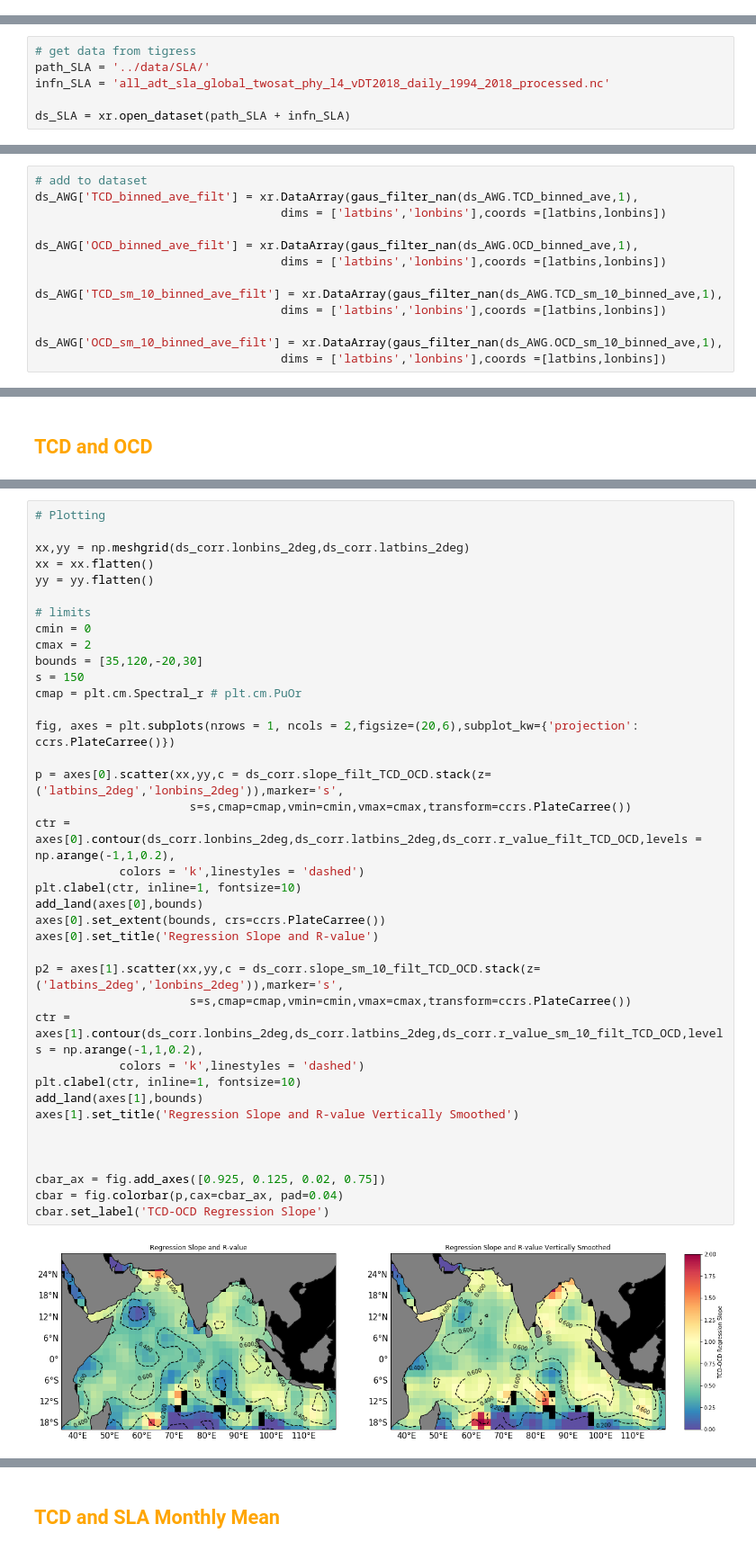
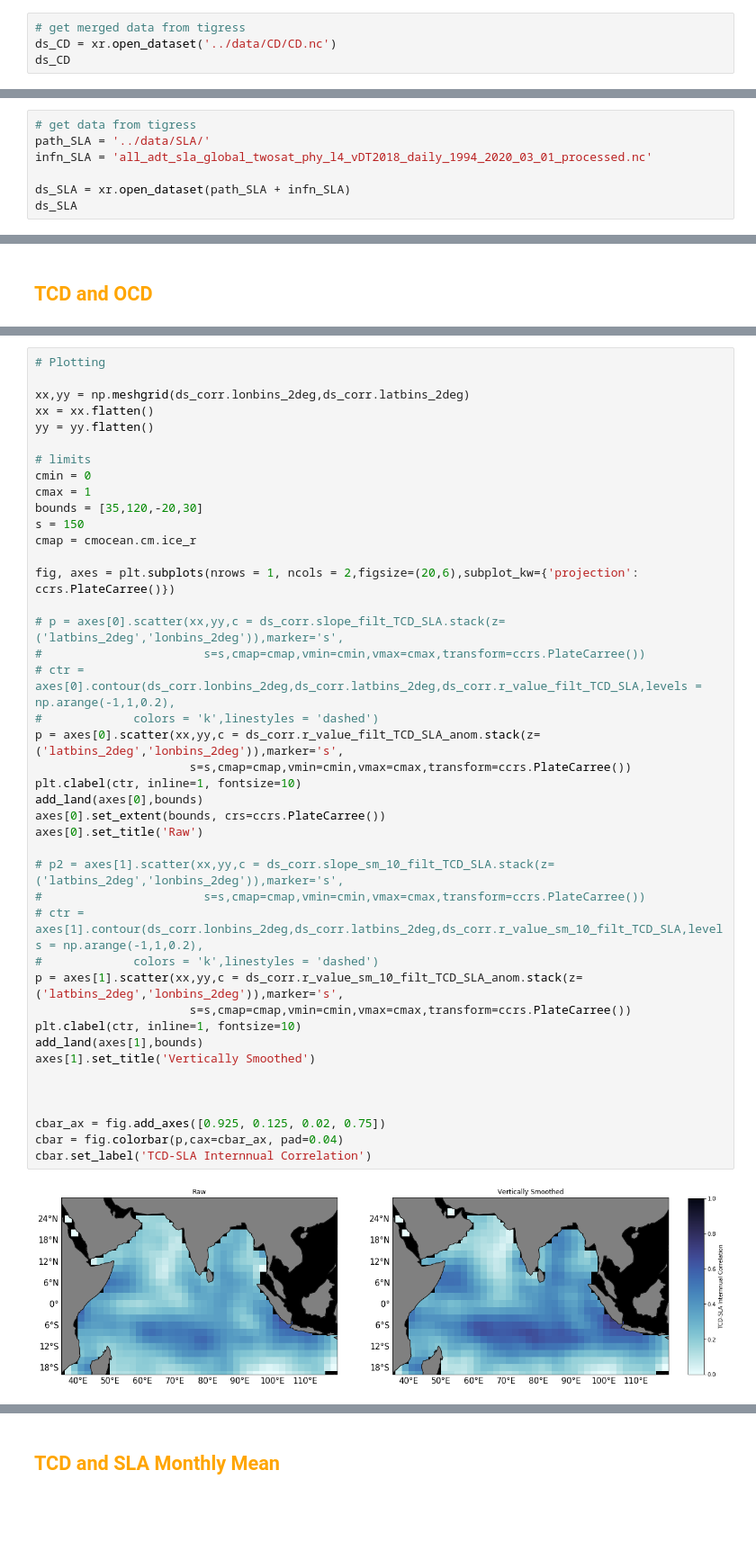
Before and after one commit to jlpearso/Modulation_of_Coastal_Hypoxia_by_the_IOD, a Jupyter notebook: code/correlations-TCD-OCD-SLA.ipynb, the cells around one changed output, grey strips where cells are left out. Shown at 90% size. Drawn from its saved outputs; the diff is of its cells as text; blank space fills up the shorter version.

```diff
--- a/code/correlations-TCD-OCD-SLA.ipynb
+++ b/code/correlations-TCD-OCD-SLA.ipynb
@@ -398,0 +324,4 @@ ds_AWG = xr.open_dataset(path_AWG + infn_AWG)
+# %%
+# get merged data from tigress
+ds_CD = xr.open_dataset('../data/CD/CD.nc')
+ds_CD
@@ -401,6 +348,7 @@ ds_AWG = xr.open_dataset(path_AWG + infn_AWG)
 # %%
 # get data from tigress
 path_SLA = '../data/SLA/'
-infn_SLA = 'all_adt_sla_global_twosat_phy_l4_vDT2018_daily_1994_2018_processed.nc'
+infn_SLA = 'all_adt_sla_global_twosat_phy_l4_vDT2018_daily_1994_2020_03_01_processed.nc'
 
 ds_SLA = xr.open_dataset(path_SLA + infn_SLA)
+ds_SLA
@@ -716,13 +372,0 @@ cbar.set_label('Pressure ($dbar$)')
-# %%
-# add to dataset
-ds_AWG['TCD_binned_ave_filt'] = xr.DataArray(gaus_filter_nan(ds_AWG.TCD_binned_ave,1),
-                                   dims = ['latbins','lonbins'],coords =[latbins,lonbins])
-
-ds_AWG['OCD_binned_ave_filt'] = xr.DataArray(gaus_filter_nan(ds_AWG.OCD_binned_ave,1),
-                                   dims = ['latbins','lonbins'],coords =[latbins,lonbins])
-
-ds_AWG['TCD_sm_10_binned_ave_filt'] = xr.DataArray(gaus_filter_nan(ds_AWG.TCD_sm_10_binned_ave,1),
-                                   dims = ['latbins','lonbins'],coords =[latbins,lonbins])
-
-ds_AWG['OCD_sm_10_binned_ave_filt'] = xr.DataArray(gaus_filter_nan(ds_AWG.OCD_sm_10_binned_ave,1),
-                                   dims = ['latbins','lonbins'],coords =[latbins,lonbins])
@@ -839,40 +768,44 @@ WARNING: nan_treatment='interpolate', however, NaN values detected post convolut
 # %%
 # Plotting
 
 xx,yy = np.meshgrid(ds_corr.lonbins_2deg,ds_corr.latbins_2deg)
 xx = xx.flatten()
 yy = yy.flatten()
 
 # limits
 cmin = 0
-cmax = 2
+cmax = 1
 bounds = [35,120,-20,30]
 s = 150
-cmap = plt.cm.Spectral_r # plt.cm.PuOr
+cmap = cmocean.cm.ice_r
 
 fig, axes = plt.subplots(nrows = 1, ncols = 2,figsize=(20,6),subplot_kw={'projection': ccrs.PlateCarree()})
 
-p = axes[0].scatter(xx,yy,c = ds_corr.slope_filt_TCD_OCD.stack(z=('latbins_2deg','lonbins_2deg')),marker='s',
+# p = axes[0].scatter(xx,yy,c = ds_corr.slope_filt_TCD_SLA.stack(z=('latbins_2deg','lonbins_2deg')),marker='s',
+#                       s=s,cmap=cmap,vmin=cmin,vmax=cmax,transform=ccrs.PlateCarree())
+# ctr = axes[0].contour(ds_corr.lonbins_2deg,ds_corr.latbins_2deg,ds_corr.r_value_filt_TCD_SLA,levels = np.arange(-1,1,0.2),
+#             colors = 'k',linestyles = 'dashed')
+p = axes[0].scatter(xx,yy,c = ds_corr.r_value_filt_TCD_SLA_anom.stack(z=('latbins_2deg','lonbins_2deg')),marker='s',
                       s=s,cmap=cmap,vmin=cmin,vmax=cmax,transform=ccrs.PlateCarree())
-ctr = axes[0].contour(ds_corr.lonbins_2deg,ds_corr.latbins_2deg,ds_corr.r_value_filt_TCD_OCD,levels = np.arange(-1,1,0.2),
-            colors = 'k',linestyles = 'dashed')
 plt.clabel(ctr, inline=1, fontsize=10)
 add_land(axes[0],bounds)
 axes[0].set_extent(bounds, crs=ccrs.PlateCarree())
-axes[0].set_title('Regression Slope and R-value')
+axes[0].set_title('Raw')
 
-p2 = axes[1].scatter(xx,yy,c = ds_corr.slope_sm_10_filt_TCD_OCD.stack(z=('latbins_2deg','lonbins_2deg')),marker='s',
+# p2 = axes[1].scatter(xx,yy,c = ds_corr.slope_sm_10_filt_TCD_SLA.stack(z=('latbins_2deg','lonbins_2deg')),marker='s',
+#                       s=s,cmap=cmap,vmin=cmin,vmax=cmax,transform=ccrs.PlateCarree())
+# ctr = axes[1].contour(ds_corr.lonbins_2deg,ds_corr.latbins_2deg,ds_corr.r_value_sm_10_filt_TCD_SLA,levels = np.arange(-1,1,0.2),
+#             colors = 'k',linestyles = 'dashed')
+p = axes[1].scatter(xx,yy,c = ds_corr.r_value_sm_10_filt_TCD_SLA_anom.stack(z=('latbins_2deg','lonbins_2deg')),marker='s',
                       s=s,cmap=cmap,vmin=cmin,vmax=cmax,transform=ccrs.PlateCarree())
-ctr = axes[1].contour(ds_corr.lonbins_2deg,ds_corr.latbins_2deg,ds_corr.r_value_sm_10_filt_TCD_OCD,levels = np.arange(-1,1,0.2),
-            colors = 'k',linestyles = 'dashed')
 plt.clabel(ctr, inline=1, fontsize=10)
 add_land(axes[1],bounds)
-axes[1].set_title('Regression Slope and R-value Vertically Smoothed')
+axes[1].set_title('Vertically Smoothed')
 
 
 
 cbar_ax = fig.add_axes([0.925, 0.125, 0.02, 0.75])
 cbar = fig.colorbar(p,cax=cbar_ax, pad=0.04)
-cbar.set_label('TCD-OCD Regression Slope')
+cbar.set_label('TCD-SLA Internnual Correlation')
 # %% [output]
-[figure, old version]
+[figure, new version]
```
Also changed, not shown: parts of 40 cells of this notebook, 1 other file.
